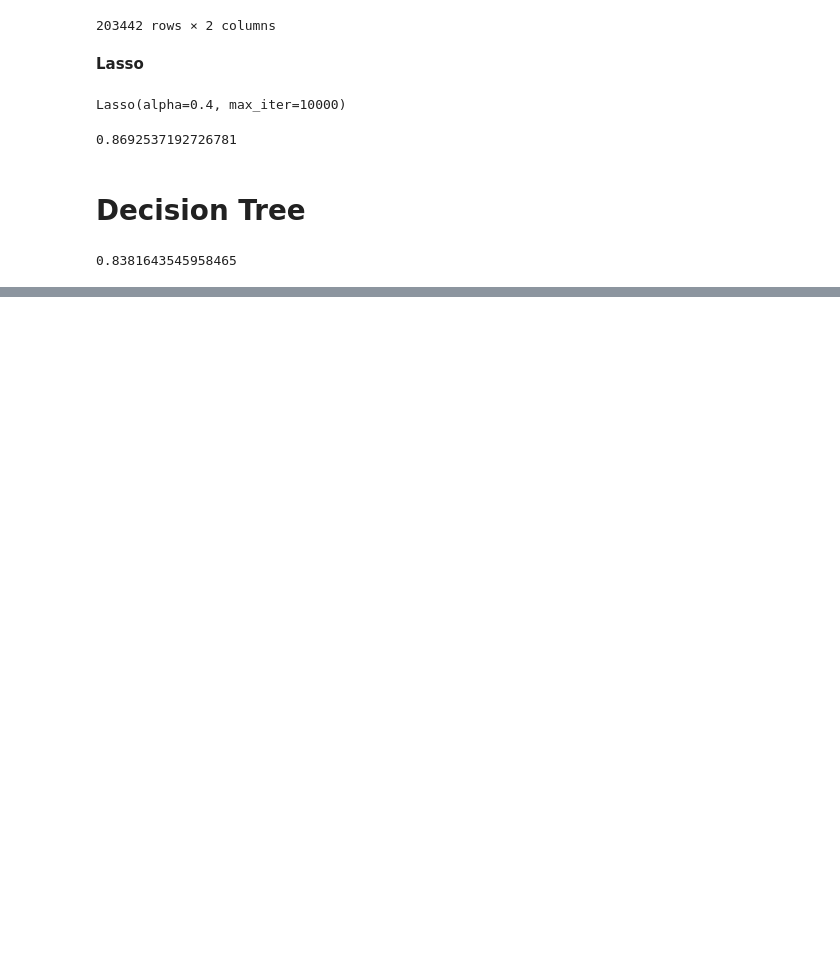
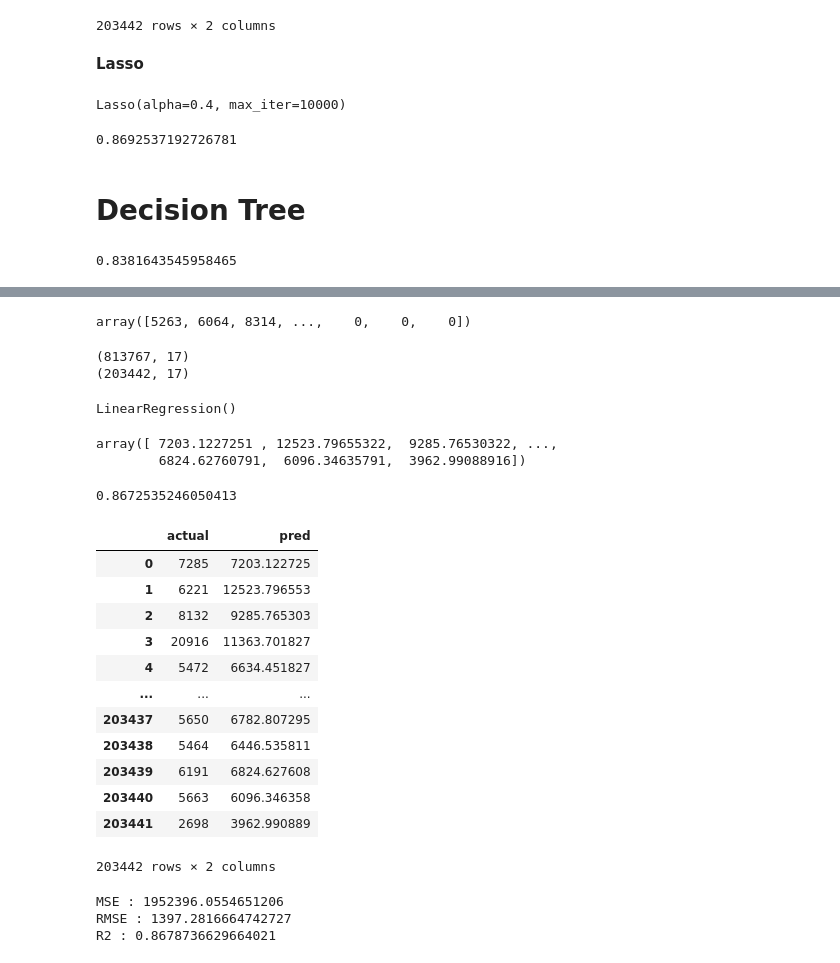
Before and after one commit to ankit-chuahan/rossman_sales_analysis__, a Jupyter notebook: ml_end_term_ankit.ipynb, the cells around one changed output, grey strips where cells are left out. Drawn from its saved outputs; the diff is of its cells as text; code cells hidden in the pictures; blank space fills up the shorter version.

```diff
--- a/ml_end_term_ankit.ipynb
+++ b/ml_end_term_ankit.ipynb
@@ -961,0 +987,77 @@ tree.score(X_test, y_test)
+# %%
+B
+# %% [output]
+array([5263, 6064, 8314, ...,    0,    0,    0])
+# %%
+# splitting the dataset
+A_train, A_test, B_train, B_test = train_test_split(A, B, test_size=0.2, random_state = 0)
+print(A_train.shape)
+print(A_test.shape)
+# %% [output]
+(813767, 17)
+(203442, 17)
+# %%
+# scling the x values
+scaler=StandardScaler()
+
+A_train = scaler.fit_transform(A_train)
+A_test = scaler.transform(A_test)
+# %%
+# fitting the data into Lineat Regression Model
+linear_regression = LinearRegression()
+linear_regression.fit(A_train, B_train)
+# %% [output]
+LinearRegression()
+# %%
+# Use the trained linear regression model to make predictions on the test dataset 'U_test'.
+B_pred=linear_regression.predict(A_test)
+B_pred
+# %% [output]
+array([ 7203.1227251 , 12523.79655322,  9285.76530322, ...,
+        6824.62760791,  6096.34635791,  3962.99088916])
+# %%
+# Calculate the R-squared score of the linear regression model on the training data.
+# The R-squared score is a statistical measure that represents the proportion of the variance in the dependent variable (target) that is predictable from the independent variables (features).
+# It ranges from 0 to 1, where 1 indicates a perfect fit of the model to the data.
+
+linear_regression.score(A_train, B_train)
+# %% [output]
+0.8672535246050413
+# %%
+
+# Create a DataFrame named 'regression_Dataframe' to store the actual and predicted values side by side.
+# The 'zip()' function is used to combine 'v_test' and 'v_pred' into pairs, and then the 'pd.DataFrame()' function creates the DataFrame.
+regression_Dataframe = pd.DataFrame(zip(B_test, B_pred), columns = ['actual', 'pred'])
+regression_Dataframe
+# %% [output]
+|  | actual | pred |
+| 0 | 7285 | 7203.122725 |
+| 1 | 6221 | 12523.796553 |
+| 2 | 8132 | 9285.765303 |
+| 3 | 20916 | 11363.701827 |
+| 4 | 5472 | 6634.451827 |
+| ... | ... | ... |
+| 203437 | 5650 | 6782.807295 |
+| 203438 | 5464 | 6446.535811 |
+| 203439 | 6191 | 6824.627608 |
+| 203440 | 5663 | 6096.346358 |
+| 203441 | 2698 | 3962.990889 |
+203442 rows × 2 columns
+# %%
+# calculate and print the Mean Squared Error (MSE)
+from sklearn.metrics import mean_squared_error
+
+MSE  = mean_squared_error(B_test, B_pred)
+print("MSE :" , MSE)
+
+RMSE = np.sqrt(MSE)
+print("RMSE :" ,RMSE)
+
+
+
+r2 = r2_score(B_test, B_pred)
+print("R2 :" ,r2)
+# %% [output]
+MSE : 1952396.0554651206
+RMSE : 1397.2816664742727
+R2 : 0.8678736629664021
```
Also changed, not shown: parts of 10 cells of this notebook.
